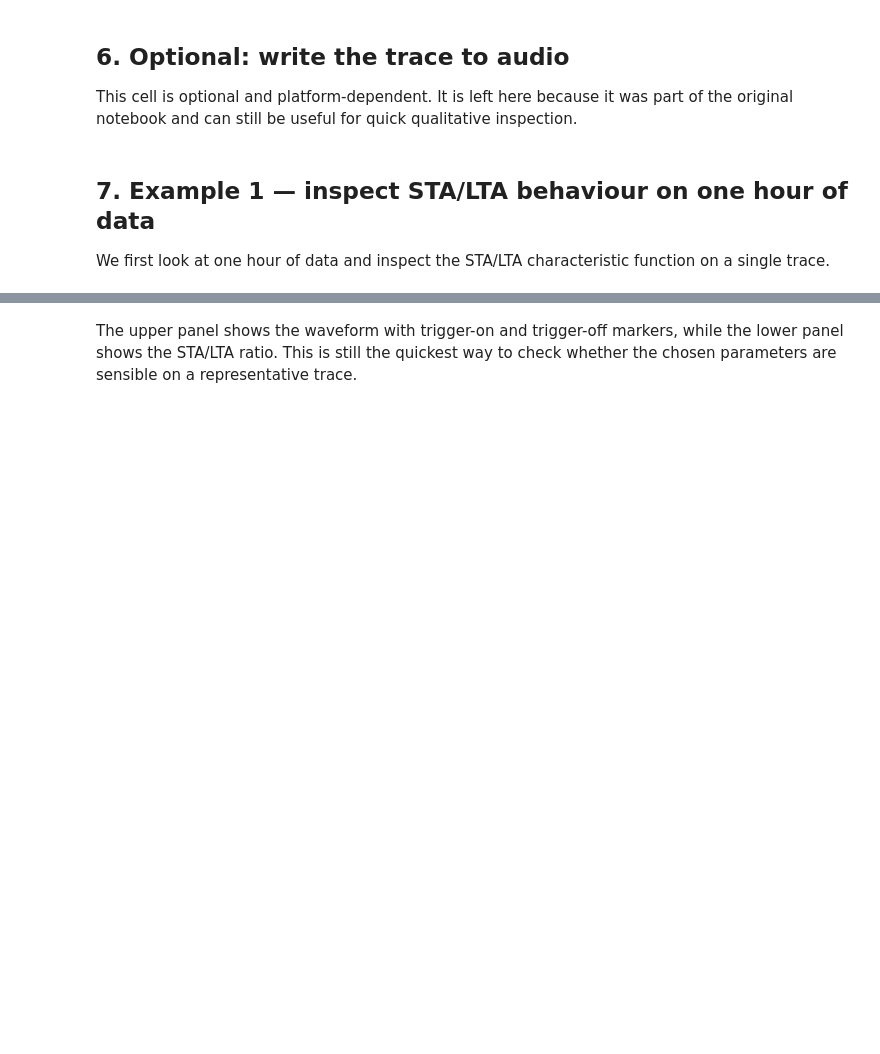
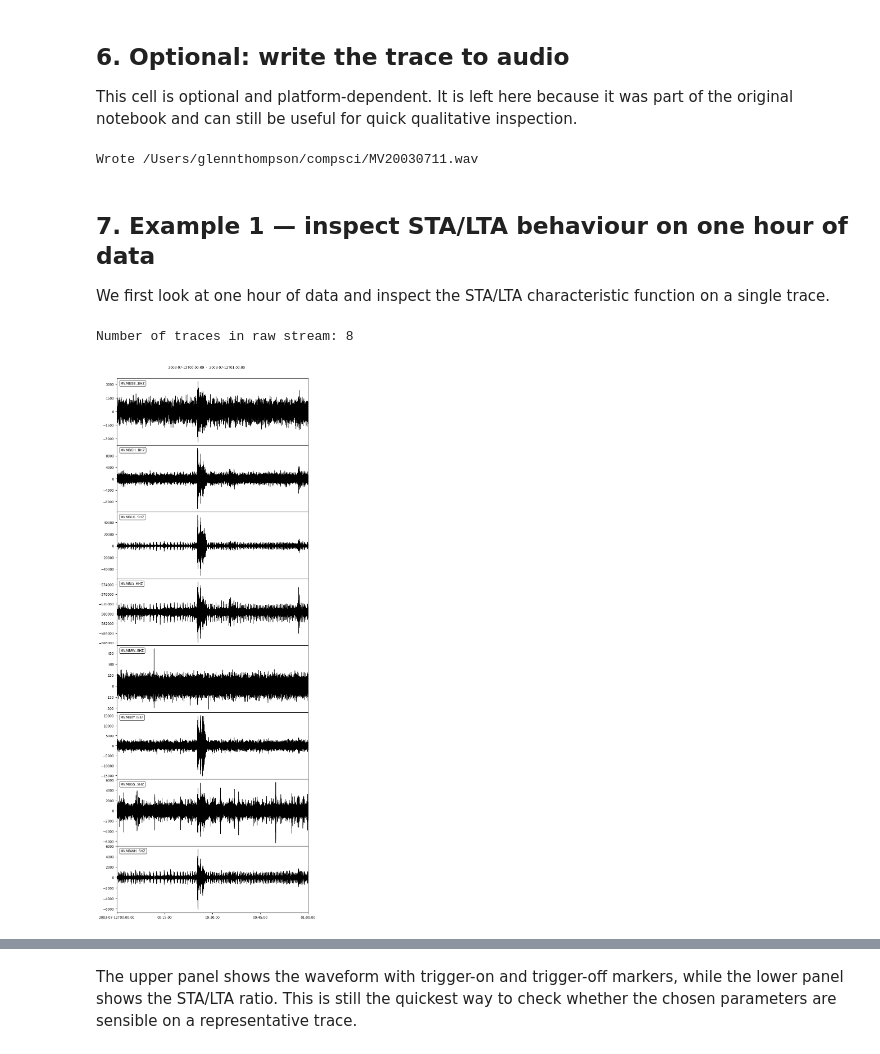
Before and after one commit to gthompson/CompSciS26, a Jupyter notebook: misc/200_event_detection_flovopy_refactored.ipynb, the cells around one changed output, grey strips where cells are left out. Saved outputs shown, nothing was run; the diff lists cells and outputs as text; code cells hidden in the pictures; blank space fills up the shorter version.

```diff
--- a/misc/200_event_detection_flovopy_refactored.ipynb
+++ b/misc/200_event_detection_flovopy_refactored.ipynb
@@ -209,14 +272,12 @@ part of the original notebook and can still be useful for quick qualitative
 inspection.
 # %%
 
-wav_audio_file = DATA_DIR / "MV20030711.wav"
+wav_audio_file = LOCAL_DATA_DIR / "MV20030711.wav"
 st[0].write(str(wav_audio_file), rescale=True, format="WAV", framerate=6000 * 2)
 
 print(f"Wrote {wav_audio_file}")
-# On macOS you might use:
-# os.system(f'open "{wav_audio_file}"')
-# On Linux you might use:
-# os.system(f'xdg-open "{wav_audio_file}"')
+# %% [output]
+Wrote /Users/glennthompson/compsci/MV20030711.wav
 # %% [markdown]
 ## 7. Example 1 — inspect STA/LTA behaviour on one hour of data
 
@@ -225,15 +286,18 @@ function on a single trace.
 # %%
 
 from obspy.signal.trigger import classic_sta_lta, plot_trigger
 
 stime = obspy.UTCDateTime("2003193T")
 etime = stime + 3600
 
-st = get_stream(stime, etime)
+st = sdsclient.get_waveforms('MV',"*","*","*Z", stime, etime )
 st = drop_short_traces(st, max_secs)
 
 print(f"Number of traces in raw stream: {len(st)}")
 st.plot(equal_scale=False);
+# %% [output]
+Number of traces in raw stream: 8
+[figure, added]
 # %%
 
 st_single = preprocess_detection_stream(st, freqmin=freqmin, freqmax=freqmax, corners=corners)
```
Also changed, not shown: parts of 23 cells of this notebook, 3 other files.
